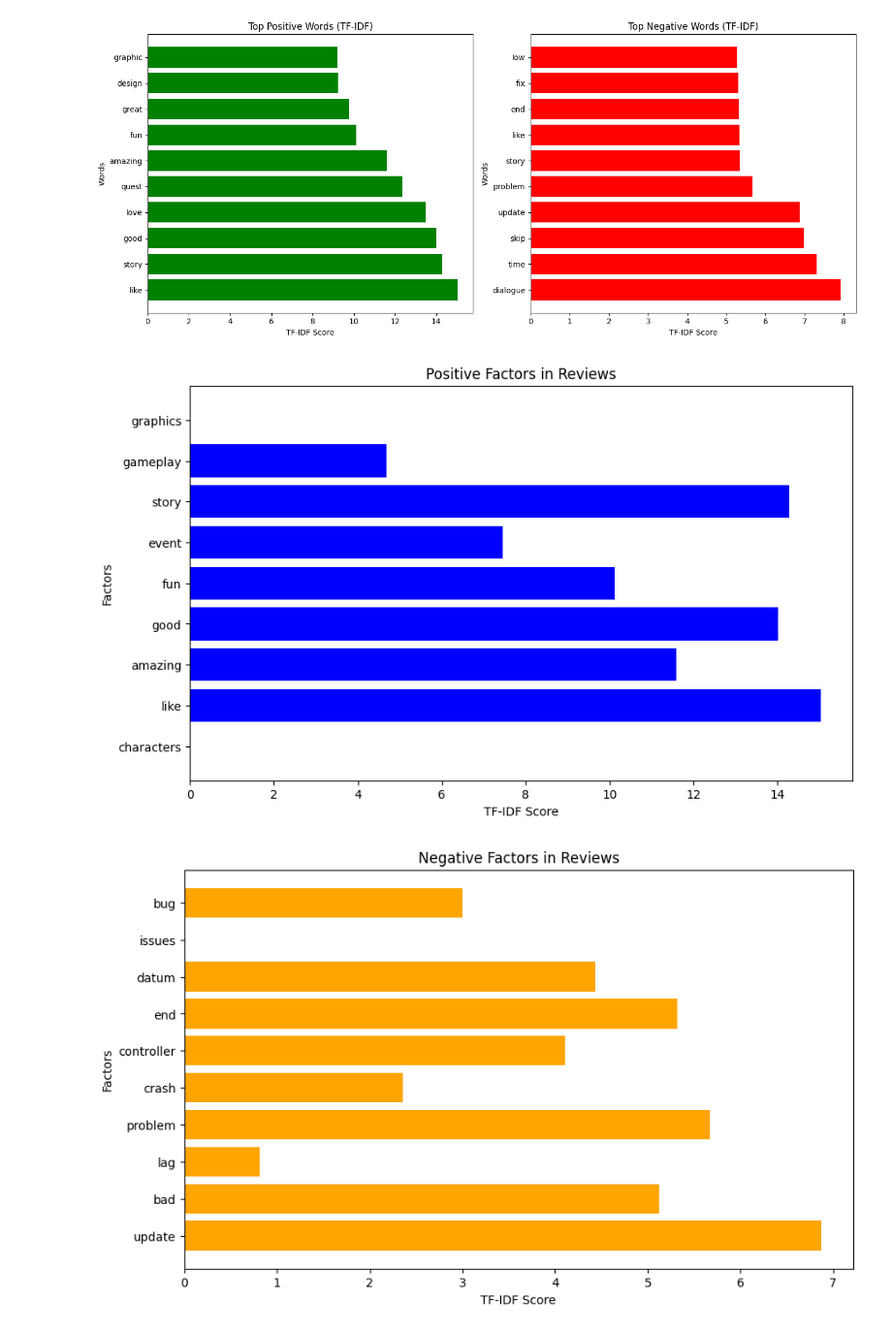
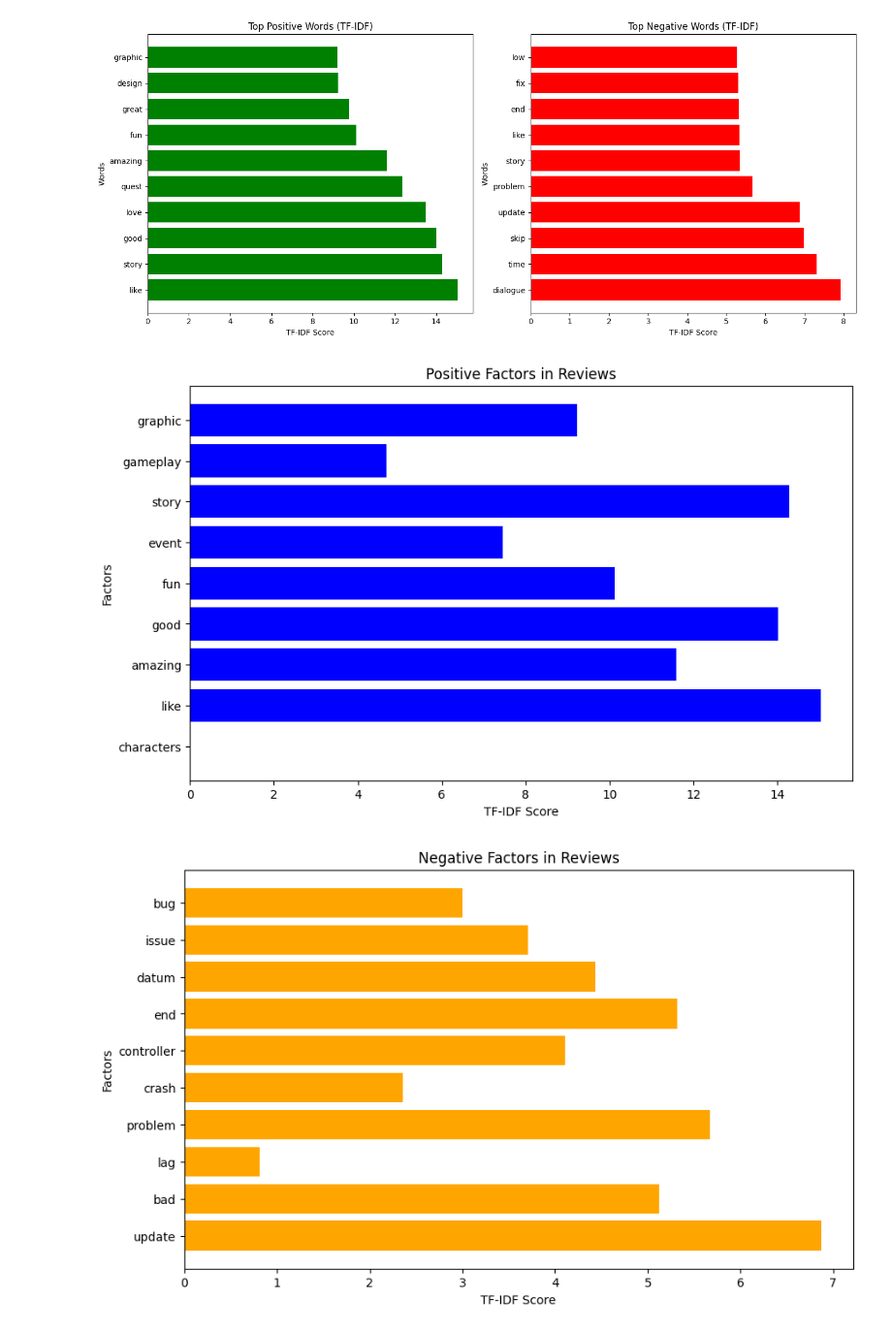
Before and after one commit to MFarisA/Data-Mining, a Jupyter notebook: DM-A112214647-UAS/analysis.ipynb, the cells around one changed output. Shown at 97% size. Cells and saved outputs as stored; diff of their text form; code cells hidden in the pictures.

```diff
--- a/DM-A112214647-UAS/analysis.ipynb
+++ b/DM-A112214647-UAS/analysis.ipynb
@@ -71,34 +71,34 @@ plt.show()
 [figure]
 # %%
 # Define positive and negative factors of interest
-positive_factors = ['graphics', 'gameplay', 'story', 'event', 'fun', 'good', 'amazing', 'like', 'characters']
-negative_factors = ['bug', 'issues', 'datum', 'end', 'controller', 'crash', 'problem', 'lag', 'bad', 'update']
+positive_factors = ['graphic', 'gameplay', 'story', 'event', 'fun', 'good', 'amazing', 'like', 'characters']
+negative_factors = ['bug', 'issue', 'datum', 'end', 'controller', 'crash', 'problem', 'lag', 'bad', 'update']
 
 # Extract the relevant TF-IDF scores for these factors
 positive_factors_scores = {factor: positive_tfidf_scores.get(factor, 0) for factor in positive_factors}
 negative_factors_scores = {factor: negative_tfidf_scores.get(factor, 0) for factor in negative_factors}
 
 # Create DataFrames for visualization of these factors
 positive_factors_df = pd.DataFrame(list(positive_factors_scores.items()), columns=['Factor', 'TF-IDF Score'])
 negative_factors_df = pd.DataFrame(list(negative_factors_scores.items()), columns=['Factor', 'TF-IDF Score'])
 
 # Visualize the Positive Factors
 plt.figure(figsize=(10, 6))
 plt.barh(positive_factors_df['Factor'], positive_factors_df['TF-IDF Score'], color='blue')
 plt.xlabel('TF-IDF Score')
 plt.ylabel('Factors')
 plt.title('Positive Factors in Reviews')
 plt.gca().invert_yaxis()
 plt.show()
 
 # Visualize the Negative Factors
 plt.figure(figsize=(10, 6))
 plt.barh(negative_factors_df['Factor'], negative_factors_df['TF-IDF Score'], color='orange')
 plt.xlabel('TF-IDF Score')
 plt.ylabel('Factors')
 plt.title('Negative Factors in Reviews')
 plt.gca().invert_yaxis()
 plt.show()
 # %% [output]
-[figure, old version]
+[figure, new version]
-[figure, old version]
+[figure, new version]
```
Also changed, not shown: 1 other file.
